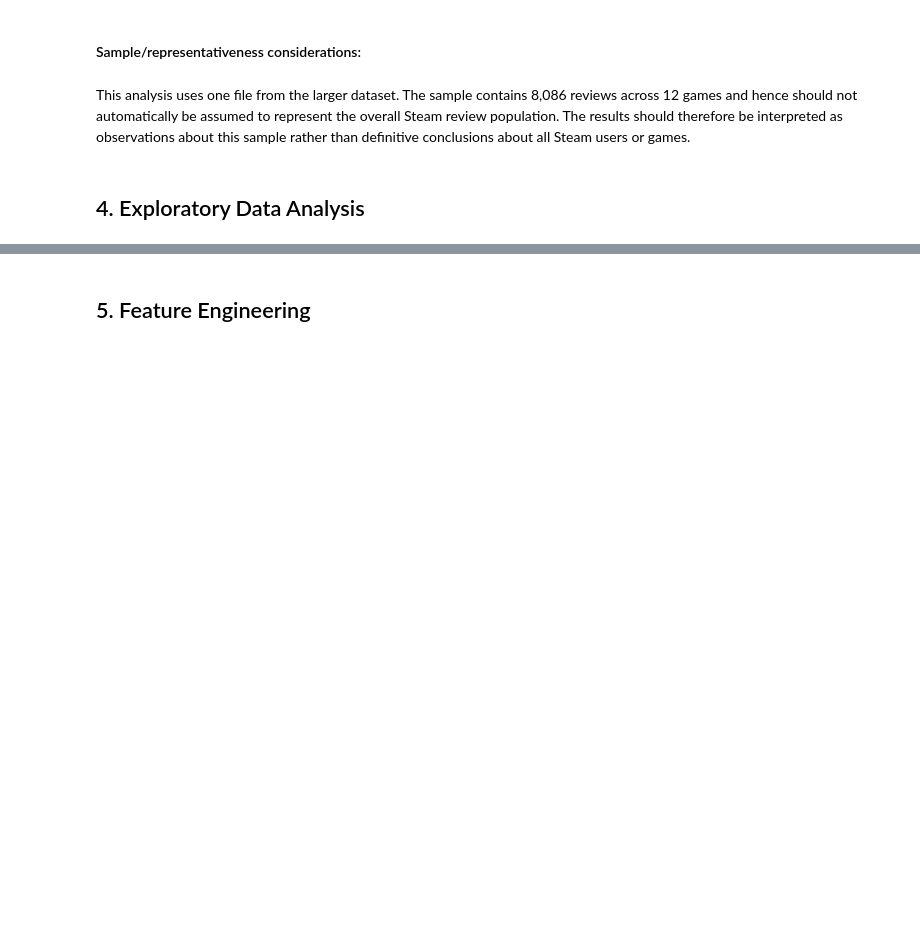
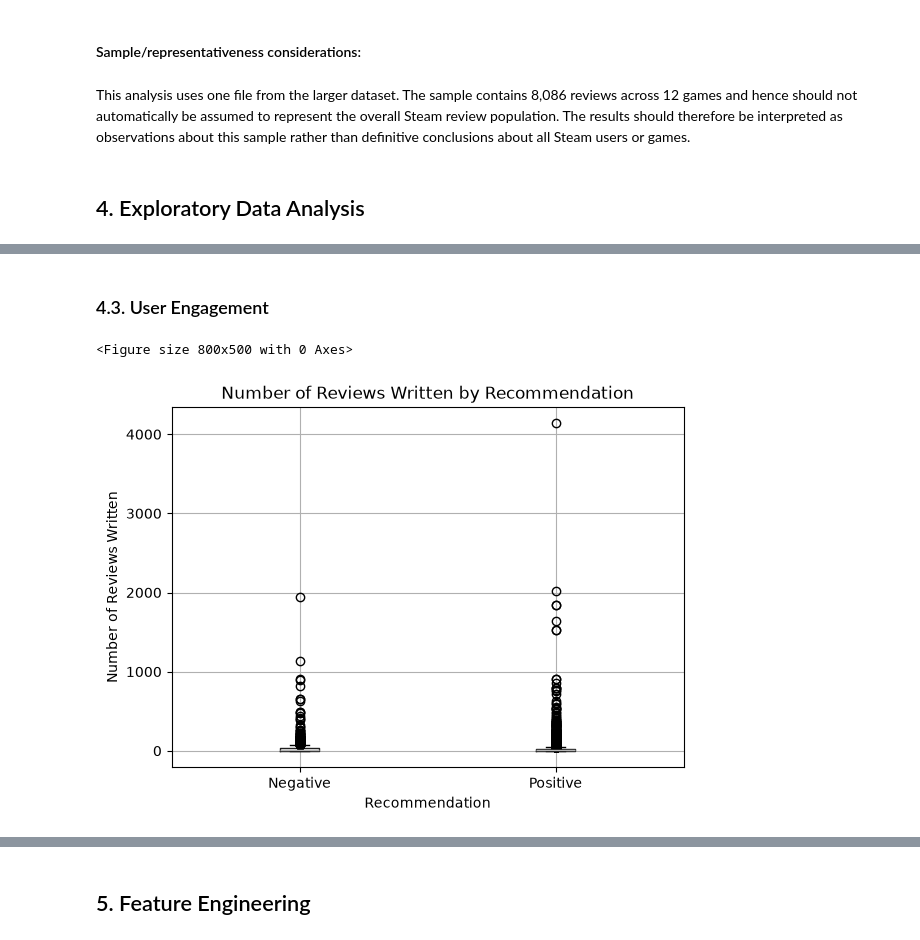
Before and after one commit to NamKhanh2006/steam-reviews-project, a Jupyter notebook: notebooks/steam_reviews_analysis.ipynb, the cells around one changed output, grey strips where cells are left out. Drawn from its saved outputs; the diff is of its cells as text; code cells hidden in the pictures; blank space fills up the shorter version.

```diff
--- a/notebooks/steam_reviews_analysis.ipynb
+++ b/notebooks/steam_reviews_analysis.ipynb
@@ -450,0 +554,23 @@ This analysis uses one file from the larger dataset. The sample contains 8,086 r
+# %% [markdown]
+### 4.3. User Engagement
+# %%
+plt.figure(figsize=(8, 5))
+
+df.boxplot(
+    column="num_reviews",
+    by="voted_up"
+)
+
+plt.title("Number of Reviews Written by Recommendation")
+plt.suptitle("")
+plt.xlabel("Recommendation")
+plt.ylabel("Number of Reviews Written")
+plt.xticks(
+    ticks=[1, 2],
+    labels=["Negative", "Positive"]
+)
+
+plt.show()
+# %% [output]
+<Figure size 800x500 with 0 Axes>
+[figure, added]
```
Also changed, not shown: parts of 35 cells of this notebook.
